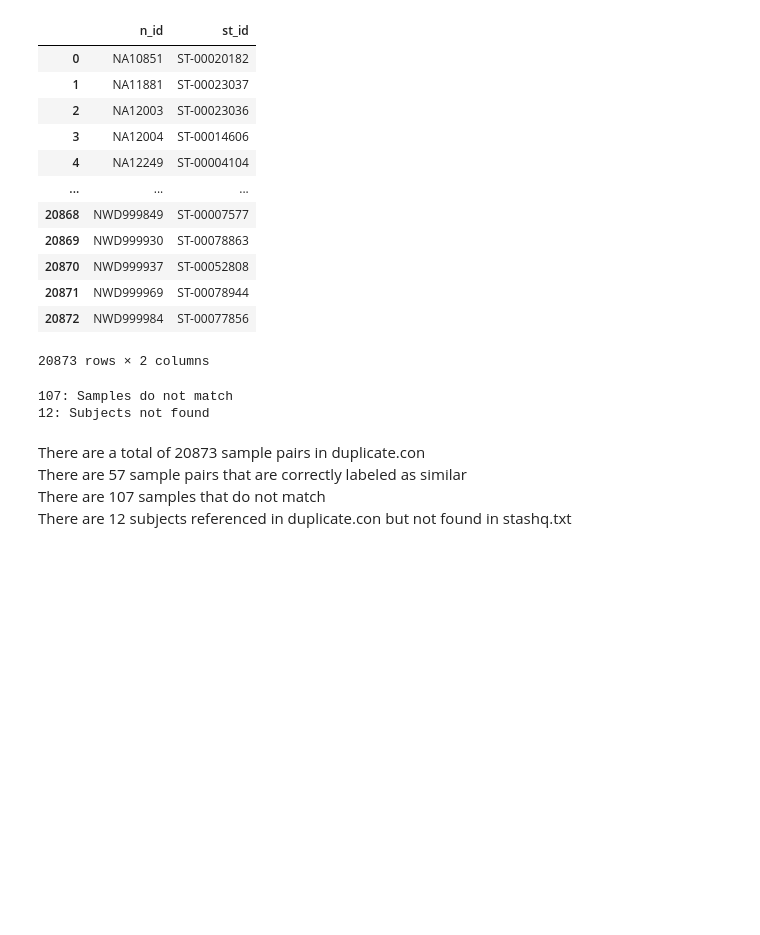
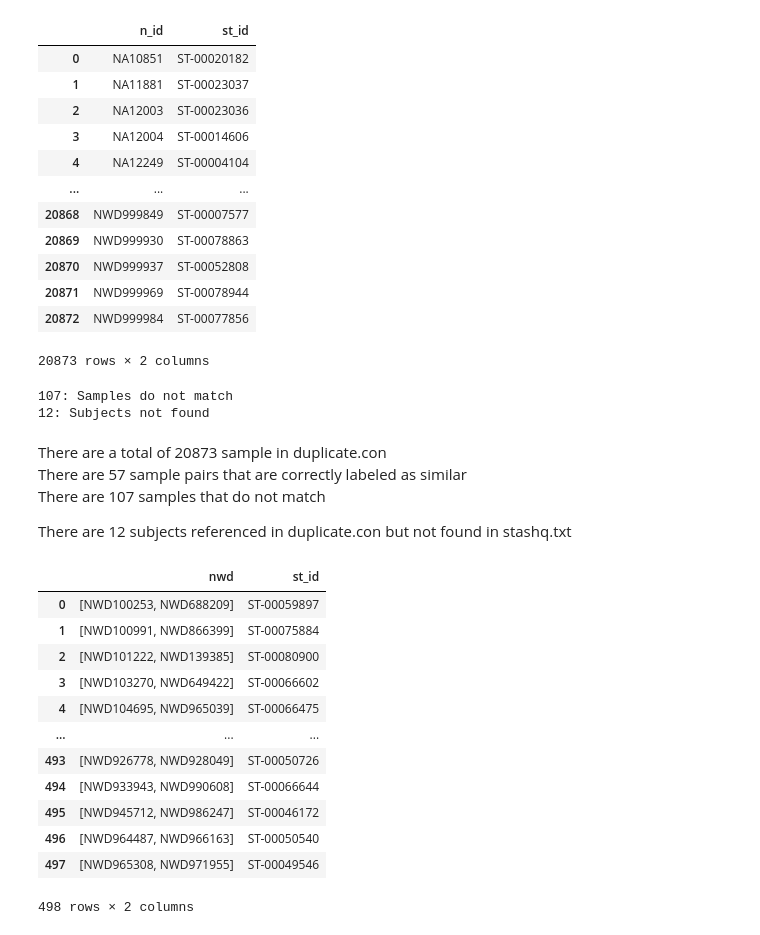
Before and after one commit to jziniti/topmed_wgs_extraction, a Jupyter notebook: notebooks/TopMedQC.ipynb, the cells around one changed output. Cells and saved outputs as stored; diff of their text form; code cells hidden in the pictures; blank space fills up the shorter version.

Commit message:
similar samples unaccounted for

```diff
--- a/notebooks/TopMedQC.ipynb
+++ b/notebooks/TopMedQC.ipynb
@@ -346,6 +346,7 @@ flagged_markers.to_csv(marker_flags_file_name)
 ### Note: read in csv files
 # %%
 #show samples from duplicate.con that (should match) & (shouldn't match) and do
+s_studyid = 'GECOPD'
 path = '/proj/regeps/regep00/studies/TopMed/data/dna/whole_genome/TopMed/data/freezes/freeze.10.cdnm/tmp/'
 dup_con = s_studyid+'_king_duplicate.con'
 stashq = '10a.stashq.txt'
@@ -408,10 +409,42 @@ print(str(len(df_bad_match[df_bad_match["Reason"] == "Not Found"])) + ': Subject
 107: Samples do not match
 12: Subjects not found
 # %% [markdown]
-There are a total of 20873 sample pairs in duplicate.con <br>
+There are a total of 20873 sample in duplicate.con <br>
 There are 57 sample pairs that are correctly labeled as similar <br>
 There are 107 samples that do not match <br>
+
 There are 12 subjects referenced in duplicate.con but not found in stashq.txt <br>
+# %%
+#Series
+subjects = df_txt['st_id'].unique()
+#dict
+simlar_samples_unaccounted = {'nwd': [], 'st_id': []}
+#s is string
+for s in subjects:
+    #int
+    num_samples = len( df_txt.query(f"(st_id == '{s}')") )
+    if num_samples > 1:
+        n_id = df_txt.query(f"(st_id == '{s}')")['n_id'].values
+        x = df_con.query(f"(ID1 == '{n_id[0]}')")
+        y = df_con.query(f"(ID2 == '{n_id[0]}')")
+        if x.empty and y.empty :
+            simlar_samples_unaccounted['nwd'].append(n_id)
+            simlar_samples_unaccounted['st_id'].append(s)
+pd.DataFrame(data = simlar_samples_unaccounted)
+# %% [output]
+|  | nwd | st_id |
+| 0 | [NWD100253, NWD688209] | ST-00059897 |
+| 1 | [NWD100991, NWD866399] | ST-00075884 |
+| 2 | [NWD101222, NWD139385] | ST-00080900 |
+| 3 | [NWD103270, NWD649422] | ST-00066602 |
+| 4 | [NWD104695, NWD965039] | ST-00066475 |
+| ... | ... | ... |
+| 493 | [NWD926778, NWD928049] | ST-00050726 |
+| 494 | [NWD933943, NWD990608] | ST-00066644 |
+| 495 | [NWD945712, NWD986247] | ST-00046172 |
+| 496 | [NWD964487, NWD966163] | ST-00050540 |
+| 497 | [NWD965308, NWD971955] | ST-00049546 |
+498 rows × 2 columns
 # %%
 # Show samples from duplicate.con that should match and do
 matches = df_txt['st_id'].value_counts()
```
Also changed, not shown: parts of 1 cell of this notebook.
